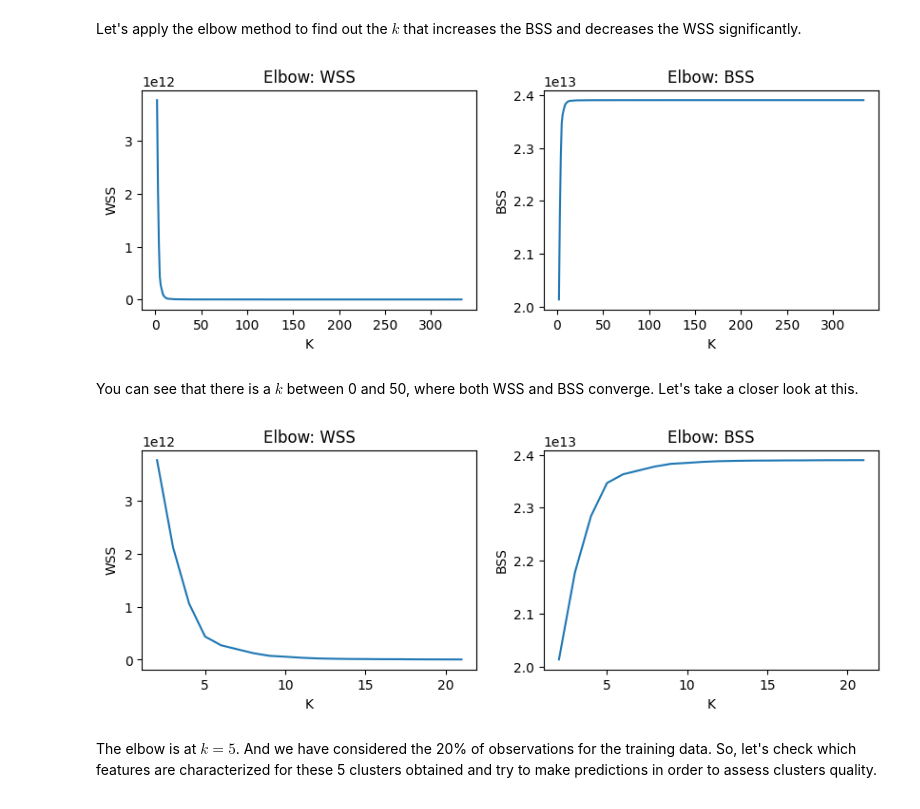
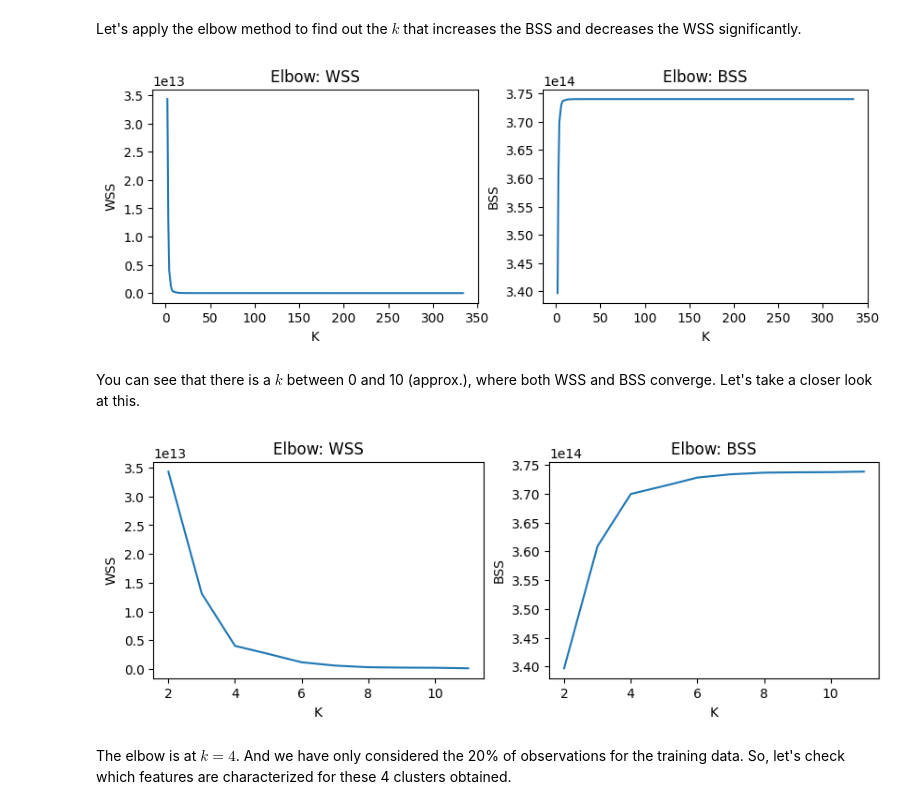
Before and after one commit to CarlosFOL/Recommender_System, a Jupyter notebook: notebooks/expl_analysis.ipynb, the cells around one changed output. Drawn from its saved outputs; the diff is of its cells as text; code cells hidden in the pictures.

```diff
--- a/notebooks/expl_analysis.ipynb
+++ b/notebooks/expl_analysis.ipynb
@@ -275,34 +278,15 @@ df_kmeans = pd.read_csv("../data/kmeans.csv")
 df_kmeans.drop("Unnamed: 0", axis = 1, inplace=True)
 df_kmeans["K"] = range(2, df_kmeans.shape[0] + 2)
 # Graph
-def plot_kmeans_stats(df_kmeans: pd.DataFrame):
-    """
-    Apply the elbow method to find out the best k according
-    to the WSS and BSS
-
-    Parameters
-    ----------
-    df_kmeans: pd.DataFrame
-        Contain the values of the statisticians.
-    """
-    fig, [ax1, ax2] = plt.subplots(1, 2, figsize = (10, 3))
-    for ax, stat in [(ax1, "WSS"), (ax2, "BSS")]:
-        ax.plot(df_kmeans["K"], df_kmeans[stat])
-        ax.set_title(f"Elbow: {stat}")
-        ax.set_xlabel("K")
-        ax.set_ylabel(stat)
-    plt.show()
-
-# Considering all the k
 plot_kmeans_stats(df_kmeans)
 # %% [output]
-[figure, old version]
+[figure, new version]
 # %% [markdown]
-You can see that there is a $k$ between 0 and 50, where both WSS and BSS converge. Let's take a closer look at this.
+You can see that there is a $k$ between 0 and 10 (approx.), where both WSS and BSS converge. Let's take a closer look at this.
 # %%
-plot_kmeans_stats(df_kmeans.iloc[:20, :])
+plot_kmeans_stats(df_kmeans.iloc[:10, :])
 # %% [output]
-[figure, old version]
+[figure, new version]
 # %% [markdown]
-The elbow is at $k = 5$. And we have considered the 20% of observations for the training data. So, let's check which features are characterized for these 5 clusters obtained and try to make predictions in order to assess clusters quality.
+The elbow is at $k = 4$. And we have only considered the 20% of observations for the training data. So, let's check which features are characterized for these 4 clusters obtained.
 # %%
```
Also changed, not shown: parts of 10 cells of this notebook, 2 other files.
